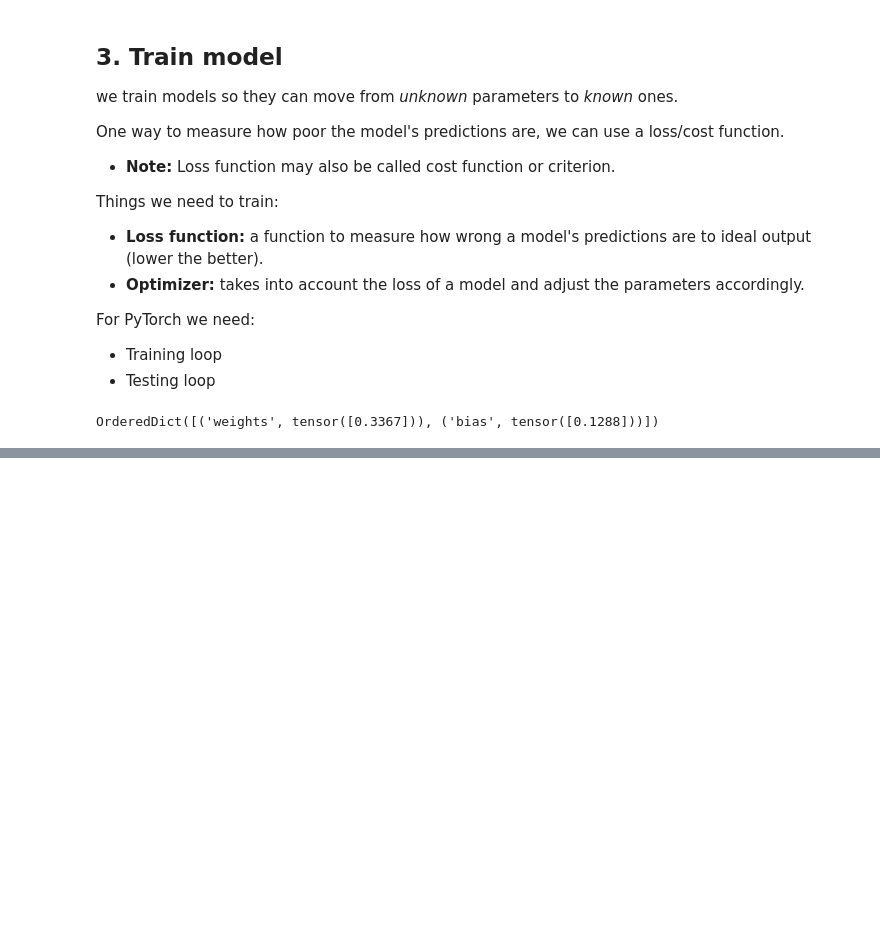
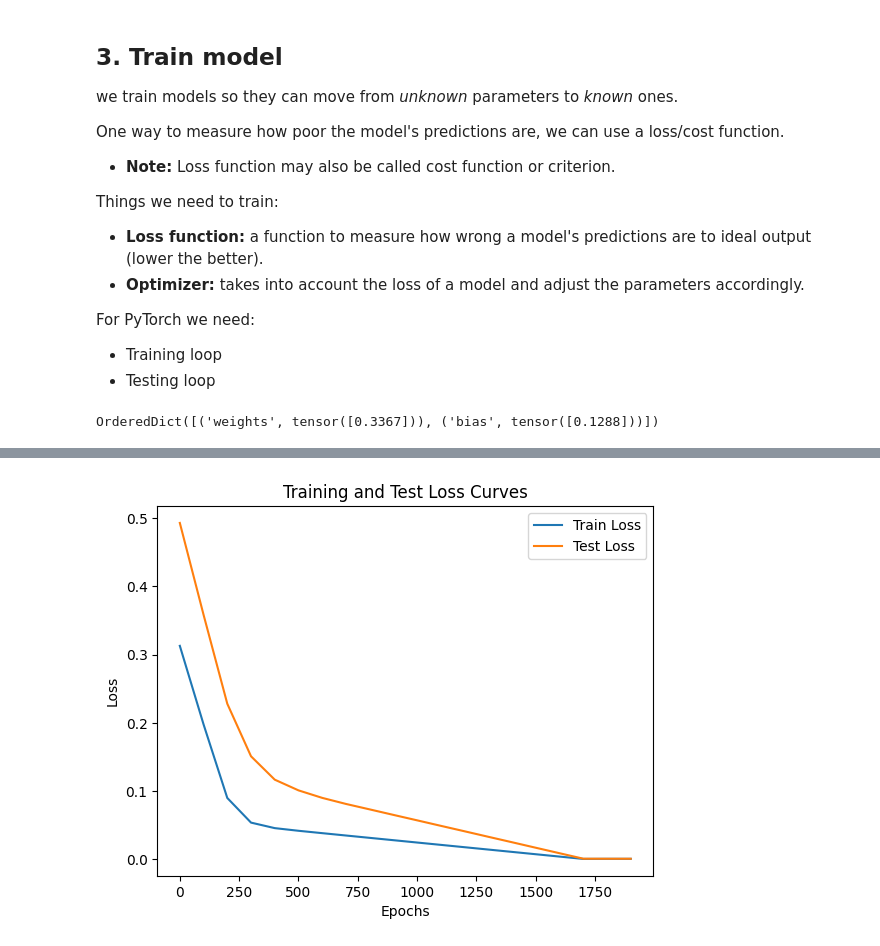
Before and after one commit to GunDalf101/PyTorch_INTRO, a Jupyter notebook: pytorch_workflow.ipynb, the cells around one changed output, grey strips where cells are left out. Drawn from its saved outputs; the diff is of its cells as text; code cells hidden in the pictures; blank space fills up the shorter version.

```diff
--- a/pytorch_workflow.ipynb
+++ b/pytorch_workflow.ipynb
@@ -236,0 +325,10 @@ OrderedDict([('weights', tensor([0.3367])), ('bias', tensor([0.1288]))])
+# %%
+# plot the loss curves
+plt.plot(torch.tensor(epoch_vals).numpy(), torch.tensor(loss_vals).numpy(), label="Train Loss")
+plt.plot(epoch_vals, test_loss_vals, label="Test Loss")
+plt.title("Training and Test Loss Curves")
+plt.ylabel("Loss")
+plt.xlabel("Epochs")
+plt.legend();
+# %% [output]
+[figure, added]
```
Also changed, not shown: parts of 9 cells of this notebook, 1 other file.
